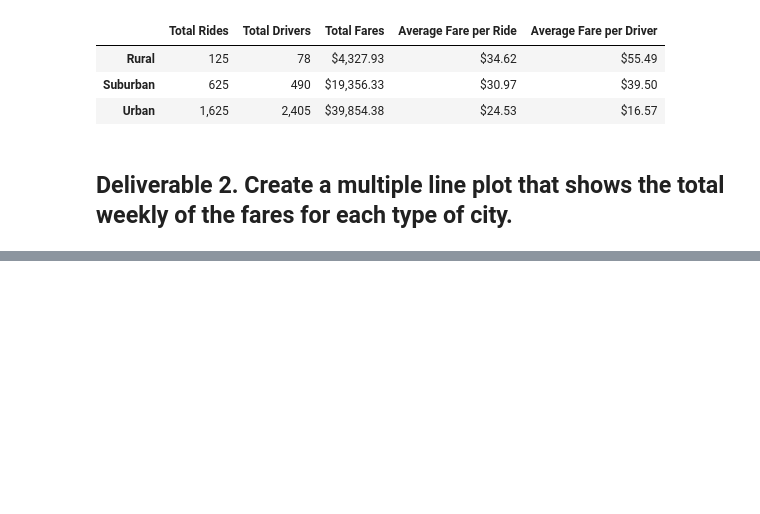
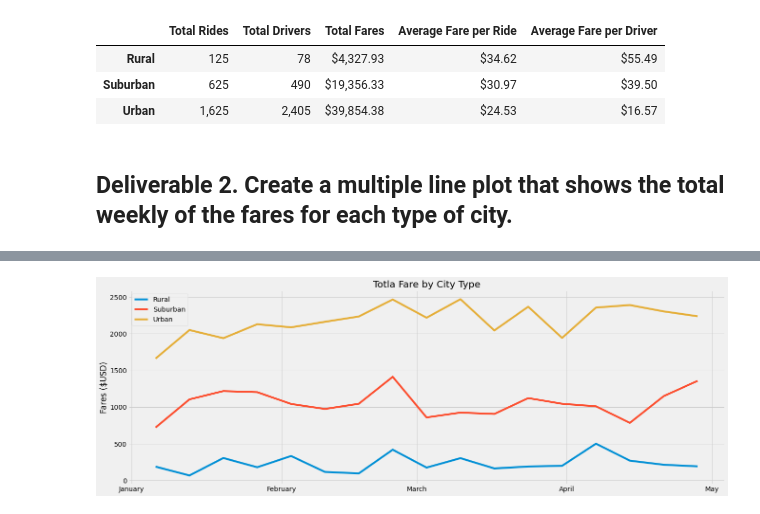
Before and after one commit to cb19weber/PyBer_Analysis, a Jupyter notebook: PyBer_Challenge.ipynb, the cells around one changed output, grey strips where cells are left out. Drawn from its saved outputs; the diff is of its cells as text; code cells hidden in the pictures; blank space fills up the shorter version.

```diff
--- a/PyBer_Challenge.ipynb
+++ b/PyBer_Challenge.ipynb
@@ -114,3 +123,4 @@ Name: fare, Length: 2375, dtype: float64
 # %%
 # 4. Create a pivot table with the 'date' as the index, the columns ='type', and values='fare'
 # to get the total fares for each type of city by the date.
+fare_by_pivot = fare_by_date_type.pivot(index='date', columns='type', values='fare')
@@ -117,2 +142,4 @@ Name: fare, Length: 2375, dtype: float64
 # %%
 # 5. Create a new DataFrame from the pivot table DataFrame using loc on the given dates, '2019-01-01':'2019-04-29'.
+date_type_slice_df = fare_by_pivot.loc['2019-01-01': '2019-04-29']
+date_type_slice_df
@@ -119,3 +161,4 @@ Name: fare, Length: 2375, dtype: float64
 # %%
 # 6. Set the "date" index to datetime datatype. This is necessary to use the resample() method in Step 8.
 # df.index = pd.to_datetime(df.index)
+date_type_slice_df.index = pd.to_datetime(date_type_slice_df.index)
@@ -124,2 +181,4 @@ Name: fare, Length: 2375, dtype: float64
 # %%
 # 8. Create a new DataFrame using the "resample()" function by week 'W' and get the sum of the fares for each week.
+date_type_by_week = date_type_slice_df.resample('W').sum()
+date_type_by_week
@@ -126,7 +205,23 @@ Name: fare, Length: 2375, dtype: float64
 # %%
 # 8. Using the object-oriented interface method, plot the resample DataFrame using the df.plot() function.
 
 # Import the style from Matplotlib.
-from matplotlib import style
+from matplotlib import style, dates as mdates
 # Use the graph style fivethirtyeight.
 style.use('fivethirtyeight')
+
+months = mdates.MonthLocator()
+monthsFmt = mdates.DateFormatter('%B')
+
+labels=['Rural', 'Suburban', 'Urban']
+fig, ax = plt.subplots(figsize=(20, 7))
+ax.plot(date_type_by_week)
+ax.set_title('Totla Fare by City Type')
+ax.legend(labels)
+ax.set_ylabel('Fares ($USD)')
+ax.xaxis.set_major_locator(months)
+ax.xaxis.set_major_formatter(monthsFmt)
+plt.savefig("analysis/PyBer_fare_summary.png")
+plt.show()
+# %% [output]
+[figure, added]
```
Also changed, not shown: parts of 10 cells of this notebook, 6 other files.
